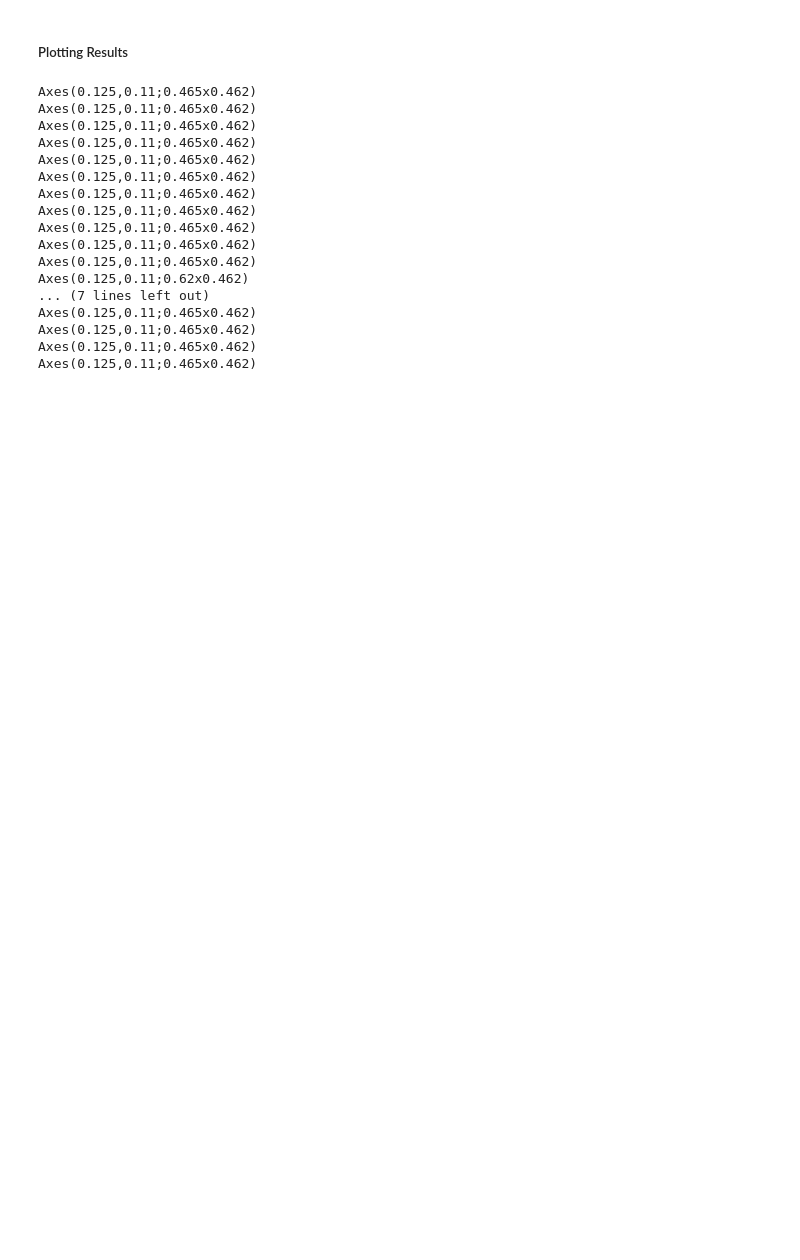
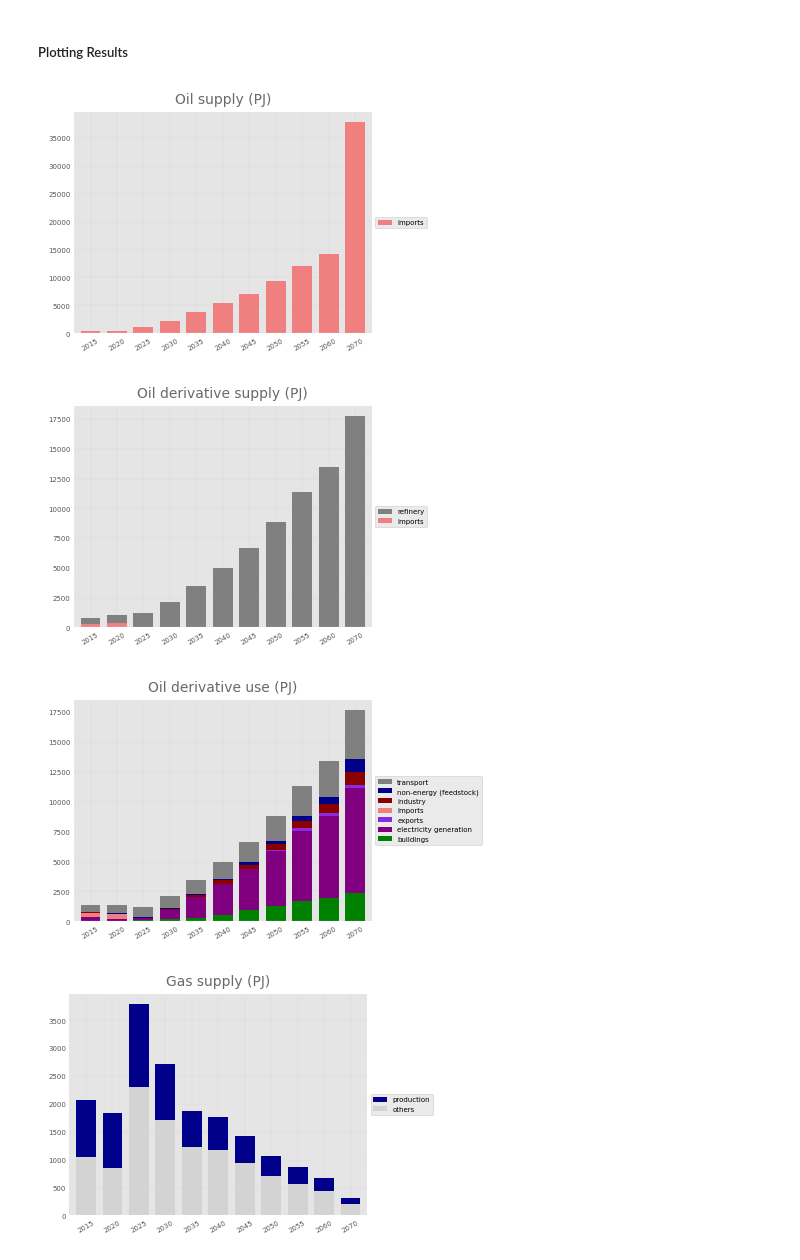
Before and after one commit to LUMS-WIT/NEST-Pakistan, a Jupyter notebook: model/notebooks/pakistan_baseline.ipynb, the cells around one changed output. Saved outputs shown, nothing was run; the diff lists cells and outputs as text; code cells hidden in the pictures; blank space fills up the shorter version.

Commit message:
first model yr changed: updated notebook, new scripts

```diff
--- a/model/notebooks/pakistan_baseline.ipynb
+++ b/model/notebooks/pakistan_baseline.ipynb
@@ -33,7 +33,7 @@ cwd_path = os.getcwd()
 Create scenario
 # %%
 # creating ixmp platform object
-new_mp = ixmp.Platform()
+new_mp = ixmp.Platform("committed 1.0")
 
 # creating a new, empty scenario object
 scenario = message_ix.Scenario(
@@ -50,3 +47,3 @@ data_path = "/Users/awais/Documents/GitHub/NEST-Pakistan/model/scenarios/baselin
 scenario.read_excel(data_path, add_units=True, commit_steps=False, init_items=True,)
 # %%
-scenario = scenario.clone(scenario.model, "bau_2025", keep_solution=False, shift_first_model_year=2025)
+scenario = scenario.clone(scenario.model, "baseline", keep_solution=False, shift_first_model_year=2025)
@@ -63,8 +52,0 @@ years = scenario.set("year")
-# %%
-lastmodelyr = pd.DataFrame(
-    {
-        "type_year": ["lastmodelyear"],
-        "year": [2070]
-    }
-)
-scenario.add_set("cat_year", lastmodelyr)
@@ -164,26 +87,11 @@ scenario.set("cat_year")
 # %% [markdown]
 ##### Plotting Results
-# %%
-path = r"output"
-
-alldf = plotter(scenario, caseName, path)
-
-plot(alldf, caseName, path)
-# %% [output]
-Axes(0.125,0.11;0.465x0.462)
-Axes(0.125,0.11;0.465x0.462)
-Axes(0.125,0.11;0.465x0.462)
-Axes(0.125,0.11;0.465x0.462)
-Axes(0.125,0.11;0.465x0.462)
-Axes(0.125,0.11;0.465x0.462)
-Axes(0.125,0.11;0.465x0.462)
-Axes(0.125,0.11;0.465x0.462)
-Axes(0.125,0.11;0.465x0.462)
-Axes(0.125,0.11;0.465x0.462)
-Axes(0.125,0.11;0.465x0.462)
-Axes(0.125,0.11;0.62x0.462)
-... (7 lines left out)
-Axes(0.125,0.11;0.465x0.462)
-Axes(0.125,0.11;0.465x0.462)
-Axes(0.125,0.11;0.465x0.462)
-Axes(0.125,0.11;0.465x0.462)
+# %%
+path = "D:\COMMITTED\Models\MESSAGEix-Pakistan-v2\output\plots"
+plotter = plotter_MSG(scenario)
+plotter.plotter(caseName, nodeloc=["R12_PAK"], path=path, yr_min=2015, yr_max=2070)
+# %% [output]
+[figure, added]
+[figure, added]
+[figure, added]
+[figure, added]
```
Also changed, not shown: parts of 18 cells of this notebook, 3 other files.
